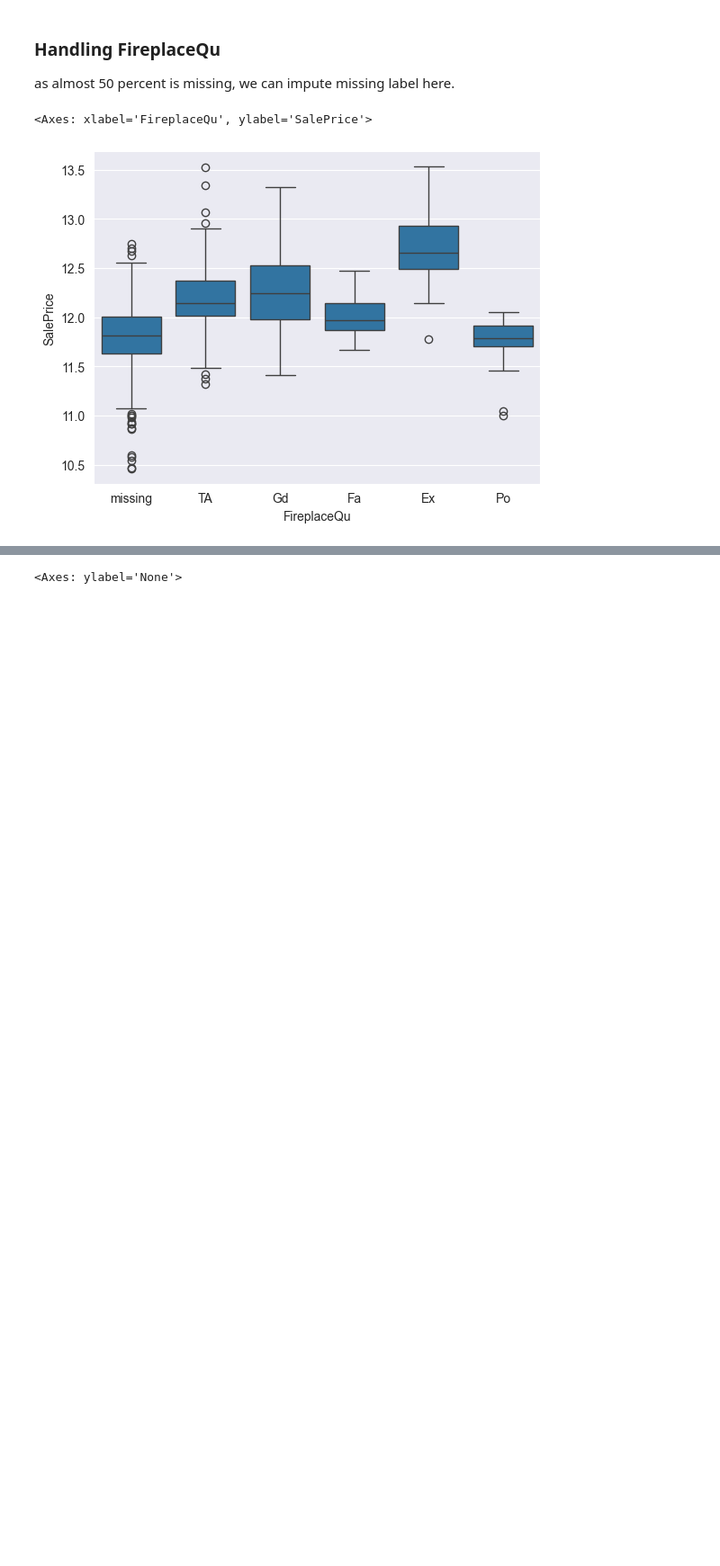
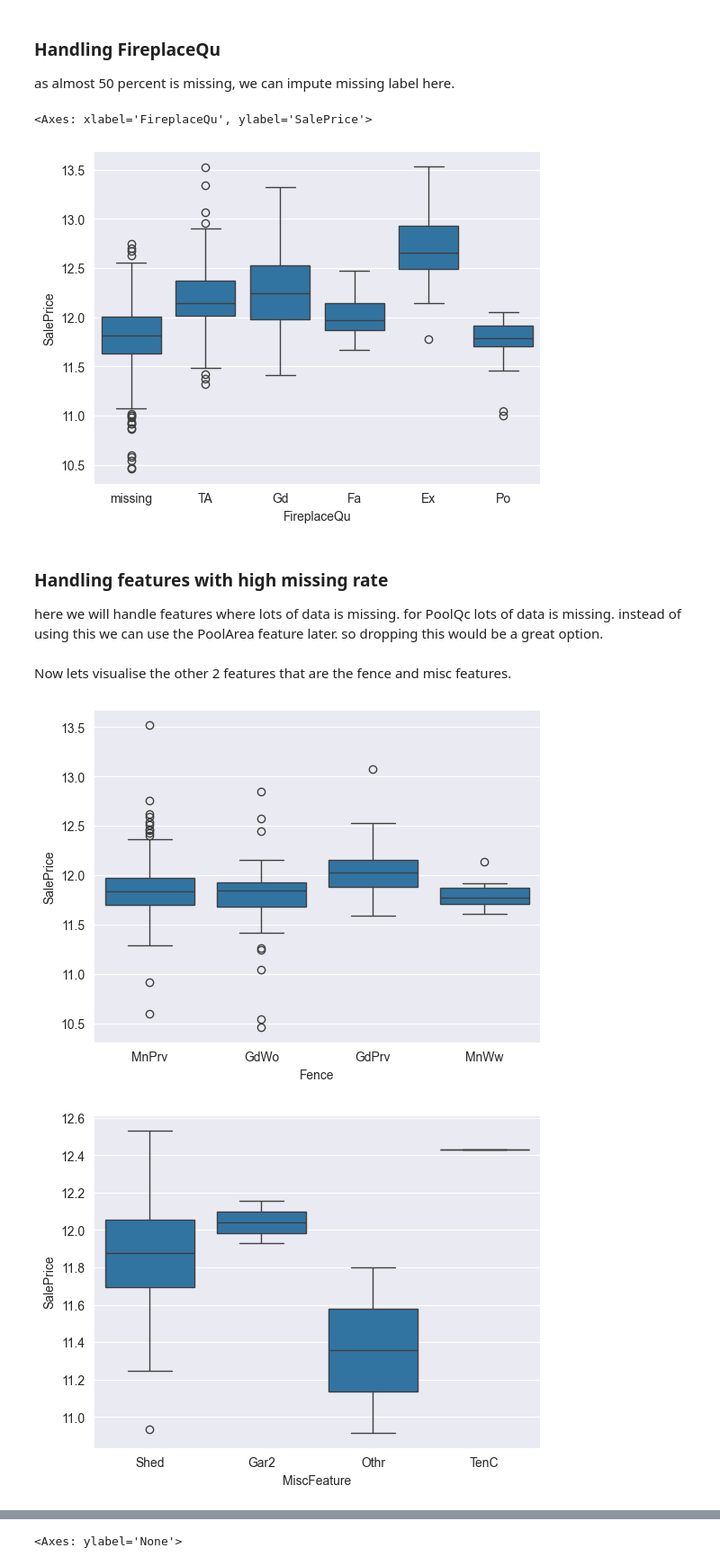
Before and after one commit to indian-coder-aarush/Learning, a Jupyter notebook: EDA.ipynb, the cells around one changed output, grey strips where cells are left out. Shown at 90% size. Cells and saved outputs as stored; diff of their text form; code cells hidden in the pictures; blank space fills up the shorter version.

```diff
--- a/EDA.ipynb
+++ b/EDA.ipynb
@@ -186,3 +186,18 @@ sns.boxplot(x=data["FireplaceQu"],y=data["SalePrice"])
 # %% [output]
 <Axes: xlabel='FireplaceQu', ylabel='SalePrice'>
 [figure]
+# %% [markdown]
+### Handling features with high missing rate
+here we will handle features where lots of data is missing. for PoolQc lots of data is missing. instead of using this we can use the PoolArea feature later. so dropping this would be a great option.
+# %%
+data.drop(columns="PoolQC",inplace=True)
+# %% [markdown]
+Now lets visualise the other 2 features that are the fence and misc features.
+# %%
+sns.boxplot(x = data["Fence"], y=data["SalePrice"])
+plt.show()
+sns.boxplot(x = data["MiscFeature"], y=data["SalePrice"])
+plt.show()
+# %% [output]
+[figure, added]
+[figure, added]
```
Also changed, not shown: parts of 6 cells of this notebook.
